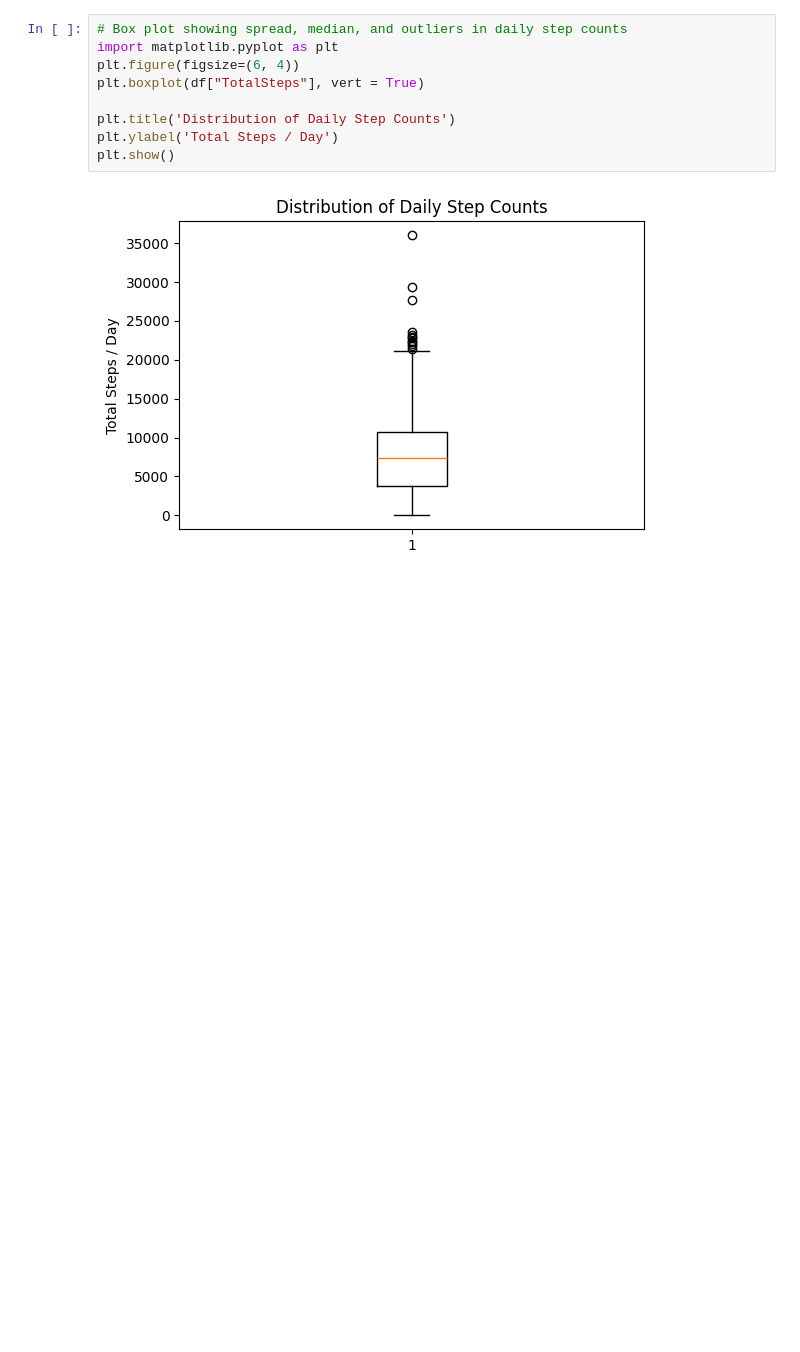
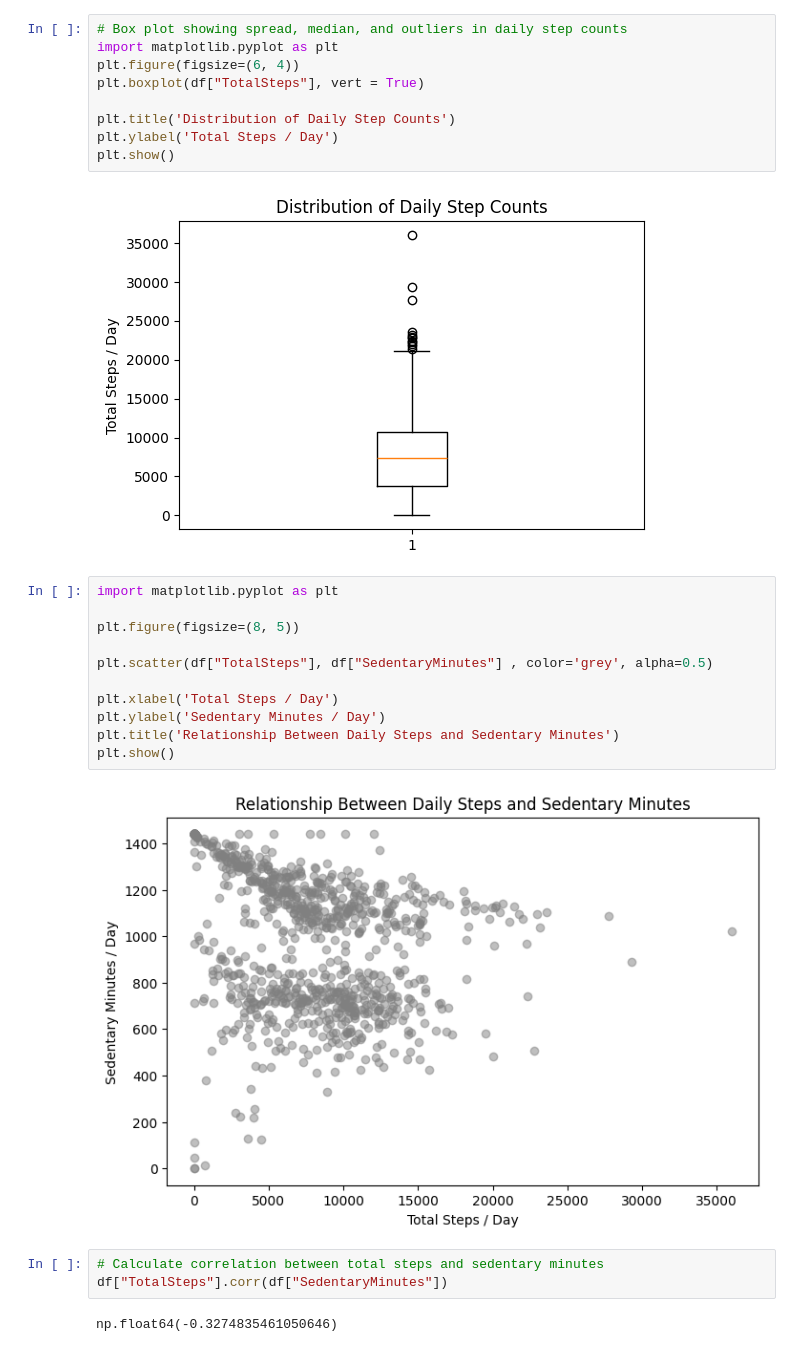
Before and after one commit to Mxhib/Fitness-Activity-Data-Analysis, a Jupyter notebook: data/notebooks/analysis.ipynb, the cells around one changed output. Drawn from its saved outputs; the diff is of its cells as text; blank space fills up the shorter version.

Commit message:
Compute correlation between total steps and sedentary minutes

```diff
--- a/data/notebooks/analysis.ipynb
+++ b/data/notebooks/analysis.ipynb
@@ -221,3 +221,21 @@ plt.ylabel('Total Steps / Day')
 plt.show()
 # %% [output]
 [figure]
+# %%
+import matplotlib.pyplot as plt
+
+plt.figure(figsize=(8, 5))
+
+plt.scatter(df["TotalSteps"], df["SedentaryMinutes"] , color='grey', alpha=0.5)
+
+plt.xlabel('Total Steps / Day')
+plt.ylabel('Sedentary Minutes / Day')
+plt.title('Relationship Between Daily Steps and Sedentary Minutes')
+plt.show()
+# %% [output]
+[figure, added]
+# %%
+# Calculate correlation between total steps and sedentary minutes
+df["TotalSteps"].corr(df["SedentaryMinutes"])
+# %% [output]
+np.float64(-0.3274835461050646)
```
